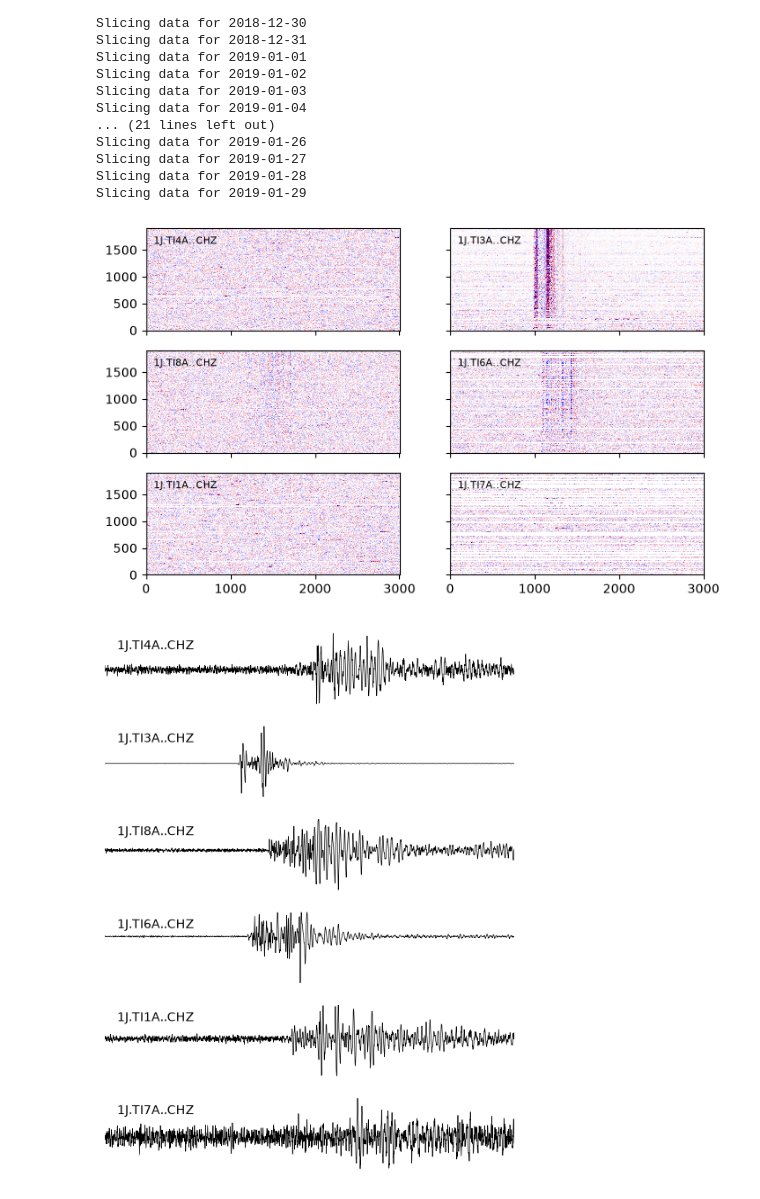
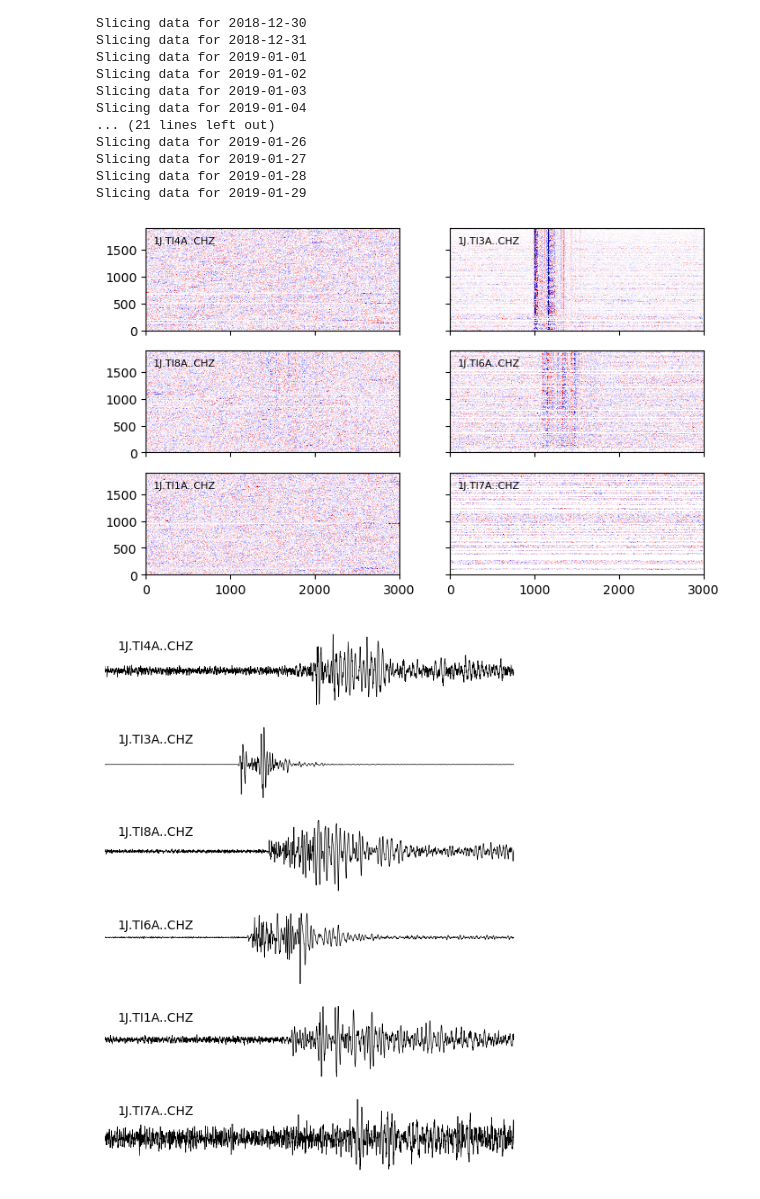
Before and after one commit to JMagyar15/totten-analysis, a Jupyter notebook: waveform_stacking.ipynb, the cells around one changed output. Saved outputs shown, nothing was run; the diff lists cells and outputs as text; code cells hidden in the pictures.

```diff
--- a/waveform_stacking.ipynb
+++ b/waveform_stacking.ipynb
@@ -22,8 +22,8 @@ import xarray as xr
 from matplotlib.patches import Rectangle
 from matplotlib.dates import DateFormatter, DayLocator, HourLocator
 # %%
-t1 = sh.UTCDateTime(2019,1,1)
-t2 = sh.UTCDateTime(2019,1,3)
+t1 = sh.UTCDateTime(2018,12,24)
+t2 = sh.UTCDateTime(2019,1,30)
 
 
 chunk = do.SeismicChunk(t1,t2)
@@ -110,11 +110,5 @@ def collect_streams(chunk, c_path, buffer, window_length):
         X_groups[cluster_num] = all_streams
 
     return X_groups
-# %%
-chunk.attach_waveforms(inv.select(station='TI?A',channel='CHZ'),w_path,buffer=60*60)
-chunk.decimate(5)
-chunk.filter('bandpass',freqmin=1,freqmax=30) #relatively low high corner to help with correlation
-stations = np.array([tr.id for tr in chunk.stream])
-X_groups, X_groups_len, X_sim = collect_events(chunk,c_path,10,20)
 # %%
 
@@ -171,9 +165,9 @@ for clust_num in group_cats.keys():
             data.append(day[clust_num])
             lens.append(all_lens[i][clust_num])
             sim.append(all_sim[i][clust_num])
-    data = np.concat(data,axis=1)
-    lens = np.concat(lens,axis=1)
-    sim = np.concat(sim,axis=0)
+    data = np.concatenate(data,axis=1)
+    lens = np.concatenate(lens,axis=1)
+    sim = np.concatenate(sim,axis=0)
 
     sort_ind = np.argsort(sim)
 
@@ -195,15 +189,17 @@ for clust_num in group_cats.keys():
 # %%
 clust_num = 1309
 
 fig, ax = plt.subplots(ncols=2,nrows=3,figsize=(8,5),sharex=True,sharey=True)
 ax = ax.flatten()
 
+stations = np.array([tr.id for tr in daychunk.stream])
+
 for i in range(6):
     ax[i].pcolormesh(data_groups[clust_num][i,:,:],cmap='seismic',vmin=-0.2,vmax=0.2)
     ax[i].annotate(stations[i],(0.03,0.85),xycoords='axes fraction',fontsize=8)
     #ax[i].set_title(stations[i])
 # %% [output]
-[figure, old version]
+[figure, new version]
 # %%
 fig, ax = plt.subplots(ncols=1,nrows=6,figsize=(6,8))
 
@@ -214,4 +210,4 @@ for i in range(6):
     ax[i].set_xlim(0,3000)
     ax[i].set_axis_off()
 # %% [output]
-[figure, old version]
+[figure, new version]
```
Also changed, not shown: parts of 3 cells of this notebook, 4 other files.
